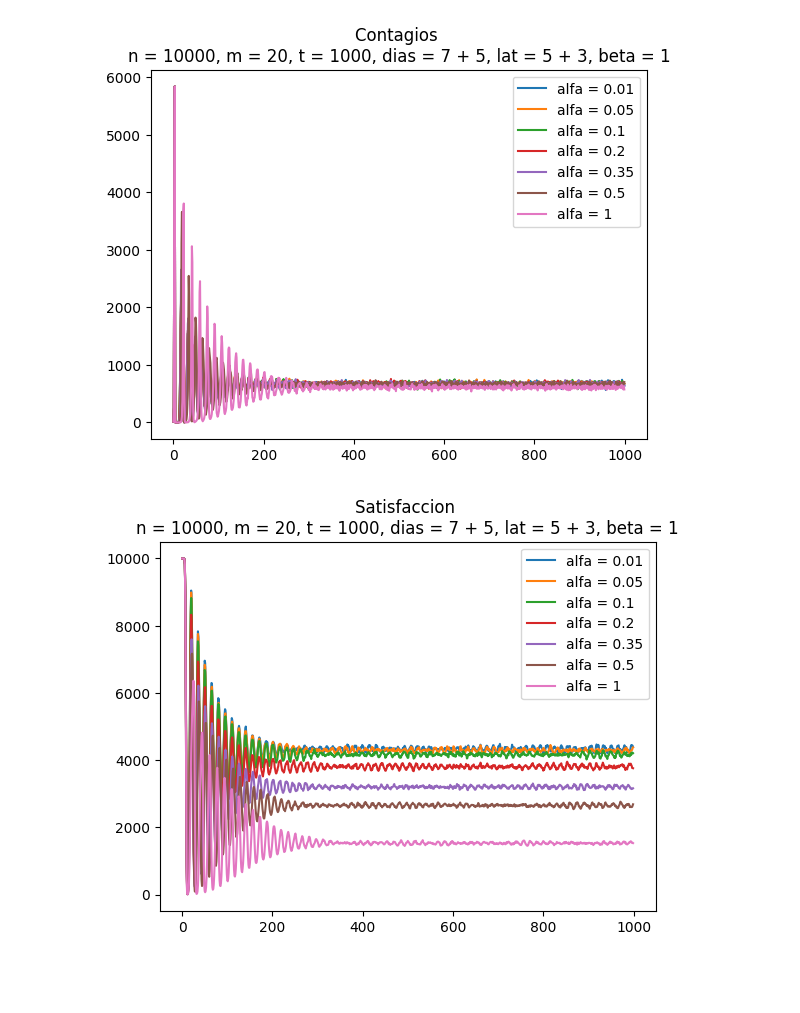
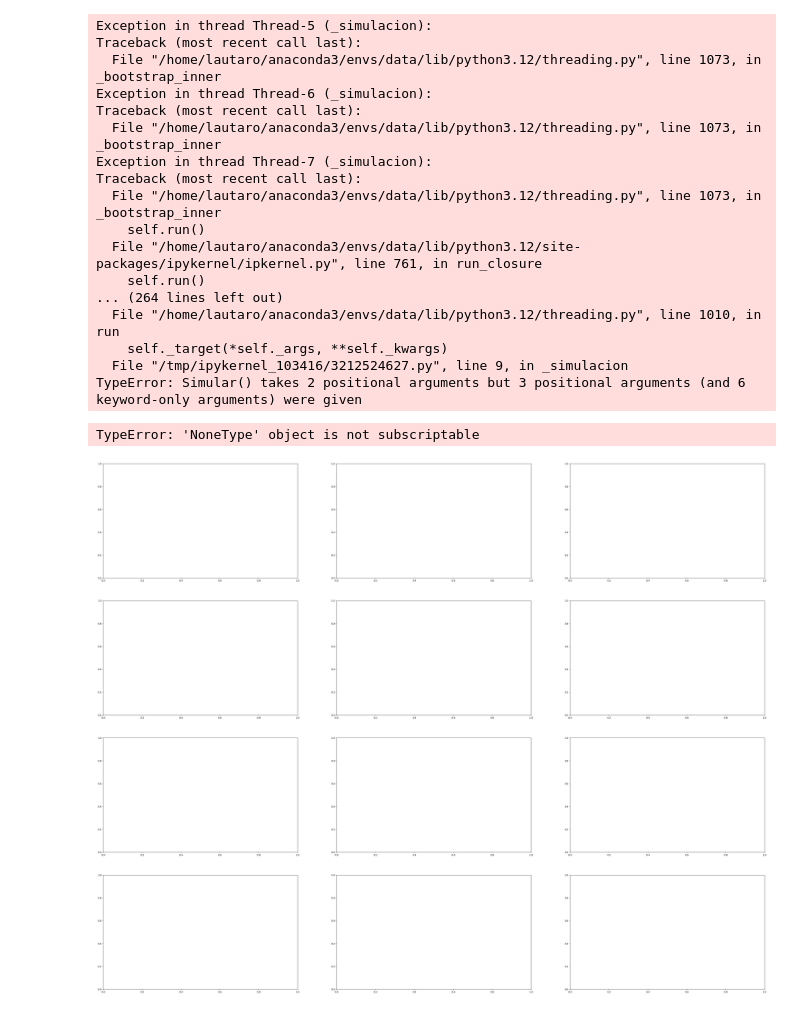
Before and after one commit to LautaroLasorsa/TP-Simulaci-n, a Jupyter notebook: Informe.ipynb, the cells around one changed output. Cells and saved outputs as stored; diff of their text form; code cells hidden in the pictures; blank space fills up the shorter version.

```diff
--- a/Informe.ipynb
+++ b/Informe.ipynb
@@ -6,8 +6,8 @@ import threading
 from concurrent.futures.thread import ThreadPoolExecutor
 # %%
 alfas = [0.01, 0.05, 0.1, 0.2, 0.35, 0.5, 1]
-tiempo = 1000
-n = 10000
+tiempo = 10
+n = 1000
 m = 20
 dias, diasBase = 7, 5
 lat, latBase = 5, 3
@@ -47,10 +15,55 @@ def Informar(n : int, m : int , tiempo : int, dias : int, diasBase : int, lat :
+# %%
+def Informar(n : int, m : int , tiempo : int, dias : int, diasBase : int, lat : int, latBase : int, alfas : list[int], beta : list[int]):
+    lalfas = len(alfas)
+    lbetas = len(betas)
+
+
+    resultados : list[list[Simulacion.Resultado]] = [[None]*lbetas for _ in range(lalfas)]
+
+    def _simulacion(i, j):
+        resultados[i][j] = Simulacion.Simular(n, m, t = tiempo, dias = dias, diasBase = diasBase, lat = lat, latBase = latBase, alfa = alfas[i], beta = betas[j])
+
+    hilos = [ threading.Thread(target=_simulacion, args=(i, j)) for i in range(lalfas) for j in range(lbetas)]
+
+    for hilo in hilos:
+        hilo.start()
+
+    for hilo in hilos:
+        hilo.join()
+
+    metricas = ["Contagios", "Satisfaccion", "Asistencias"]
+
+    ax, fig = plt.subplots( lbetas, len(metricas), figsize=(50, 40))
+
+
+
+    for i in range(lbetas):
+        for j in range(len(metricas)):
+            ax = fig[i][j]
+            for k in range(lalfas):
+                ax.plot(resultados[k][i][metricas[j]], label=f'Alfa={alfas[k]}')
+            ax.set_title(f'{metricas[j]}\n Beta={betas[i]}, N={n}, M={m}, Tiempo={tiempo}, Dias={dias}, DiasBase={diasBase}, Lat={lat}, LatBase={latBase}')
+            ax.axis(ymin=0, ymax=n*1.1)
+            ax.legend()
 # %%
-Contagios, Satisfaccion = Informar(n,m,tiempo,dias,diasBase,lat,latBase,alfas,1)
+Informar(n, m, tiempo, dias, diasBase, lat, latBase, alfas, betas)
+# %% [output]
+Exception in thread Thread-5 (_simulacion):
+Traceback (most recent call last):
+  File "/home/lautaro/anaconda3/envs/data/lib/python3.12/threading.py", line 1073, in _bootstrap_inner
+Exception in thread Thread-6 (_simulacion):
+Traceback (most recent call last):
+  File "/home/lautaro/anaconda3/envs/data/lib/python3.12/threading.py", line 1073, in _bootstrap_inner
+Exception in thread Thread-7 (_simulacion):
+Traceback (most recent call last):
+  File "/home/lautaro/anaconda3/envs/data/lib/python3.12/threading.py", line 1073, in _bootstrap_inner
+    self.run()
+  File "/home/lautaro/anaconda3/envs/data/lib/python3.12/site-packages/ipykernel/ipkernel.py", line 761, in run_closure
+    self.run()
+... (264 lines left out)
+  File "/home/lautaro/anaconda3/envs/data/lib/python3.12/threading.py", line 1010, in run
+    self._target(*self._args, **self._kwargs)
+  File "/tmp/ipykernel_103416/3212524627.py", line 9, in _simulacion
+TypeError: Simular() takes 2 positional arguments but 3 positional arguments (and 6 keyword-only arguments) were given
+TypeError: 'NoneType' object is not subscriptable
+[figure, added]
-# %%
-Contagios()
-# %% [output]
-[figure, removed]
-# %%
-Satisfaccion()
-# %% [output]
-[figure, removed]
```
Also changed, not shown: parts of 7 cells of this notebook, 1 other file.
